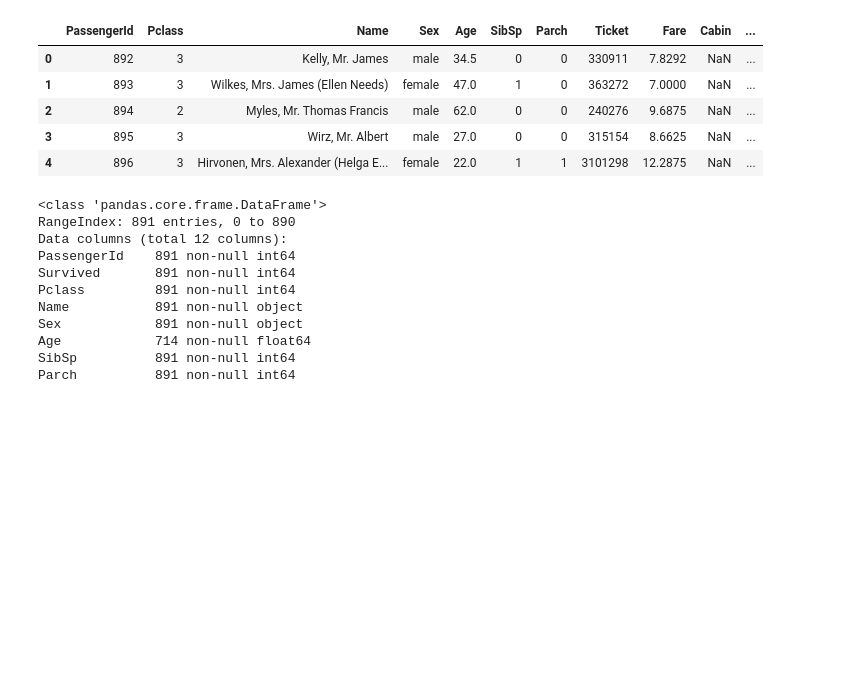
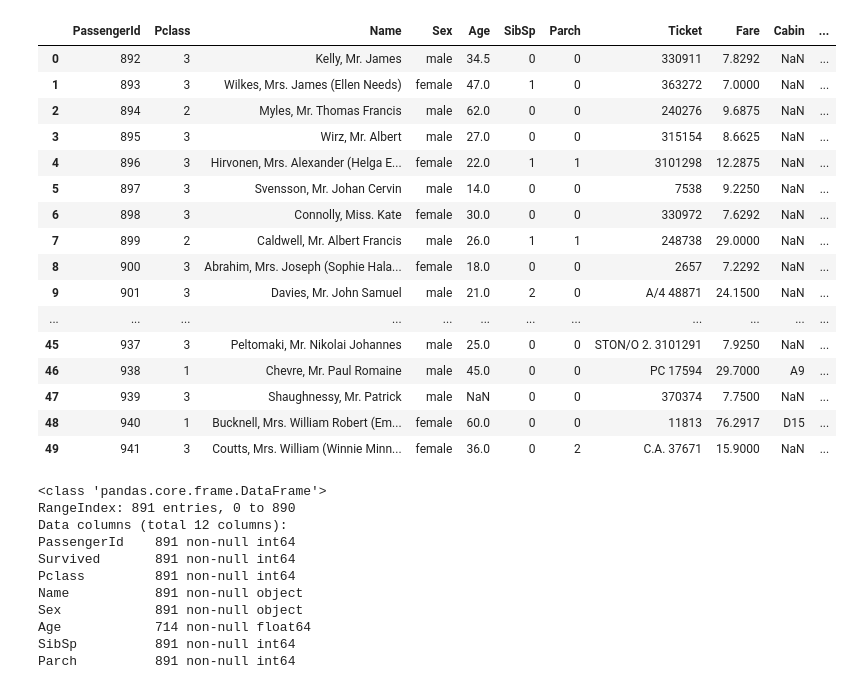
Before and after one commit to faameem/path-to-ai, a Jupyter notebook: kaggle/competitions/getting-started/titanic-machine-learning-from-disaster/fm-titanic-machine-learning-from-disaster.ipynb, the cells around one changed output. Drawn from its saved outputs; the diff is of its cells as text; code cells hidden in the pictures; blank space fills up the shorter version.

```diff
--- a/kaggle/competitions/getting-started/titanic-machine-learning-from-disaster/fm-titanic-machine-learning-from-disaster.ipynb
+++ b/kaggle/competitions/getting-started/titanic-machine-learning-from-disaster/fm-titanic-machine-learning-from-disaster.ipynb
@@ -11,3 +11,3 @@ _df_train = pandas.read_csv('./data/train.csv')
 # %%
-_df_test = pandas.read_csv('./data/test.csv')
+_df_test = pandas.read_csv('./test.csv')
 # %%
@@ -22,12 +27,23 @@ _df_train.head()
 # %%
-_df_test.head(5)
+_df_test.head(50)
 # %% [output]
 |  | PassengerId | Pclass | Name | Sex | Age | SibSp | Parch | Ticket | Fare | Cabin | ... |
 | 0 | 892 | 3 | Kelly, Mr. James | male | 34.5 | 0 | 0 | 330911 | 7.8292 | NaN | ... |
 | 1 | 893 | 3 | Wilkes, Mrs. James (Ellen Needs) | female | 47.0 | 1 | 0 | 363272 | 7.0000 | NaN | ... |
 | 2 | 894 | 2 | Myles, Mr. Thomas Francis | male | 62.0 | 0 | 0 | 240276 | 9.6875 | NaN | ... |
 | 3 | 895 | 3 | Wirz, Mr. Albert | male | 27.0 | 0 | 0 | 315154 | 8.6625 | NaN | ... |
 | 4 | 896 | 3 | Hirvonen, Mrs. Alexander (Helga E... | female | 22.0 | 1 | 1 | 3101298 | 12.2875 | NaN | ... |
+| 5 | 897 | 3 | Svensson, Mr. Johan Cervin | male | 14.0 | 0 | 0 | 7538 | 9.2250 | NaN | ... |
+| 6 | 898 | 3 | Connolly, Miss. Kate | female | 30.0 | 0 | 0 | 330972 | 7.6292 | NaN | ... |
+| 7 | 899 | 2 | Caldwell, Mr. Albert Francis | male | 26.0 | 1 | 1 | 248738 | 29.0000 | NaN | ... |
+| 8 | 900 | 3 | Abrahim, Mrs. Joseph (Sophie Hala... | female | 18.0 | 0 | 0 | 2657 | 7.2292 | NaN | ... |
+| 9 | 901 | 3 | Davies, Mr. John Samuel | male | 21.0 | 2 | 0 | A/4 48871 | 24.1500 | NaN | ... |
+| ... | ... | ... | ... | ... | ... | ... | ... | ... | ... | ... | ... |
+| 45 | 937 | 3 | Peltomaki, Mr. Nikolai Johannes | male | 25.0 | 0 | 0 | STON/O 2. 3101291 | 7.9250 | NaN | ... |
+| 46 | 938 | 1 | Chevre, Mr. Paul Romaine | male | 45.0 | 0 | 0 | PC 17594 | 29.7000 | A9 | ... |
+| 47 | 939 | 3 | Shaughnessy, Mr. Patrick | male | NaN | 0 | 0 | 370374 | 7.7500 | NaN | ... |
+| 48 | 940 | 1 | Bucknell, Mrs. William Robert (Em... | female | 60.0 | 0 | 0 | 11813 | 76.2917 | D15 | ... |
+| 49 | 941 | 3 | Coutts, Mrs. William (Winnie Minn... | female | 36.0 | 0 | 2 | C.A. 37671 | 15.9000 | NaN | ... |
 # %%
 _df_train.info()
 # %% [output]
```
Also changed, not shown: parts of 25 cells of this notebook.
